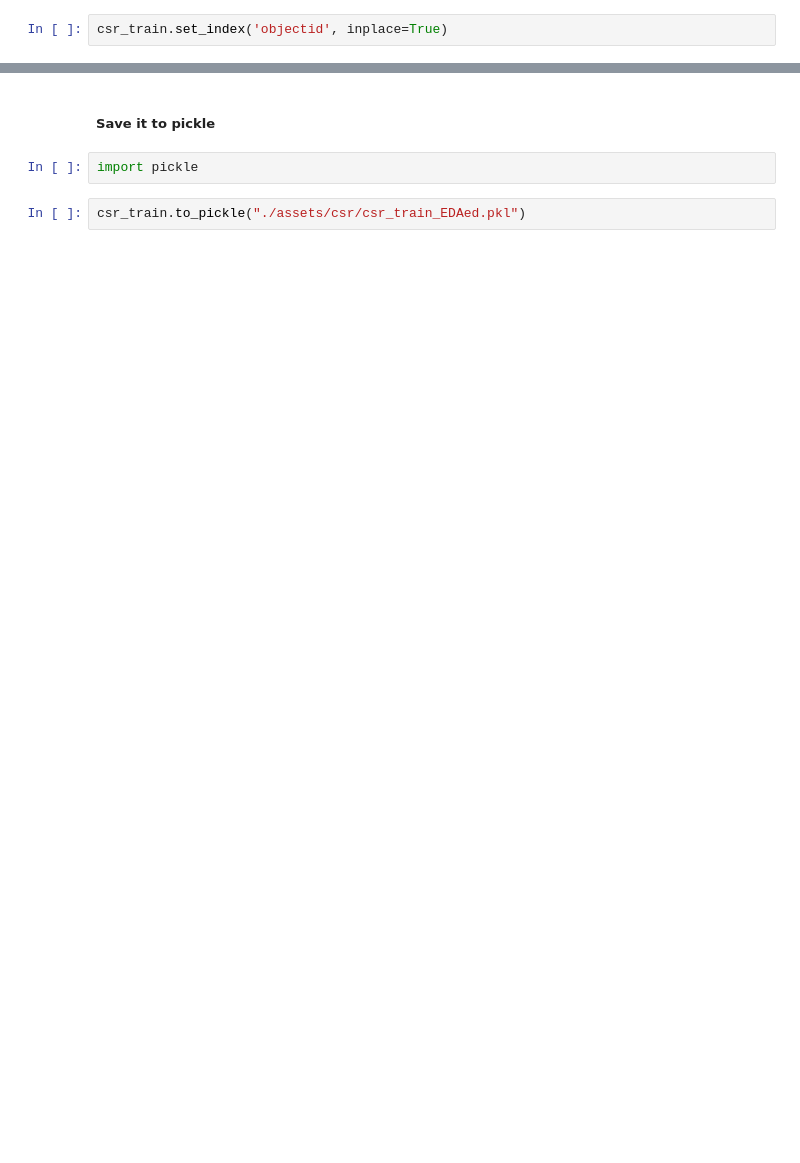
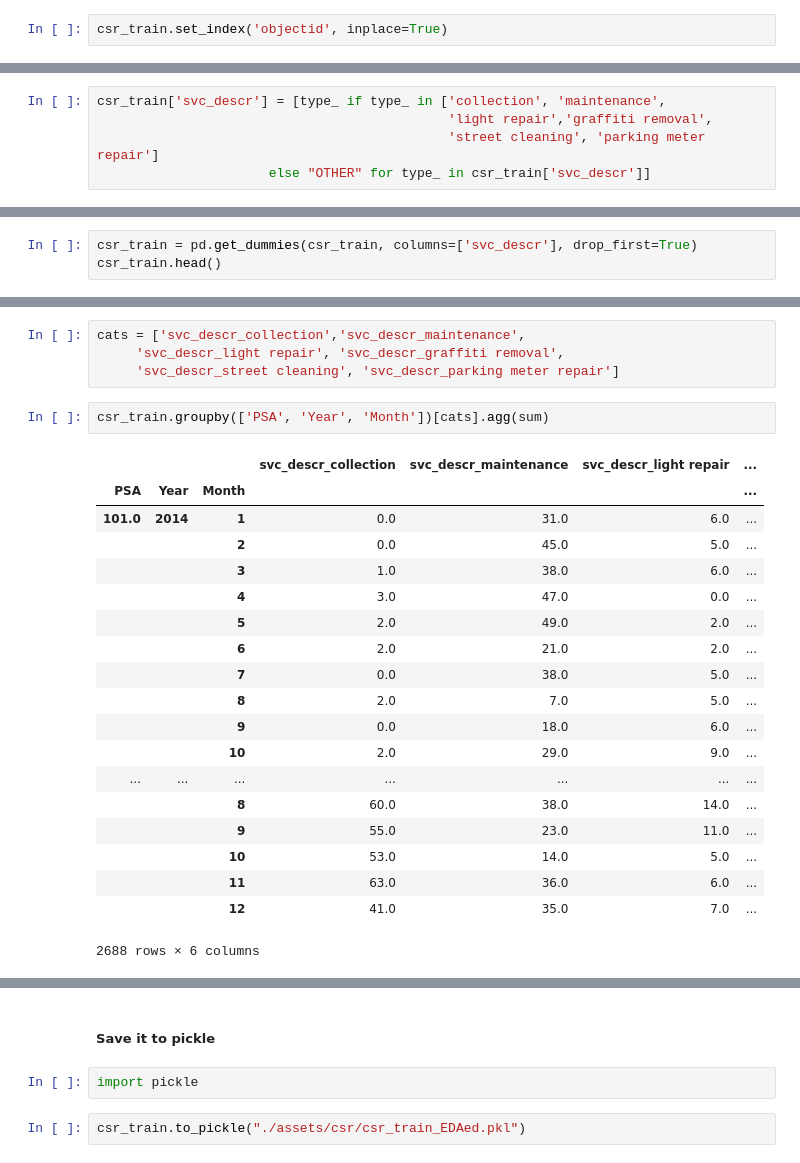
Before and after one commit to haoapple/The_Lab_DC_client_project, a Jupyter notebook: 02.EDA.ipynb, the cells around one changed output, grey strips where cells are left out. Cells and saved outputs as stored; diff of their text form; blank space fills up the shorter version.

```diff
--- a/02.EDA.ipynb
+++ b/02.EDA.ipynb
@@ -789,0 +893,5 @@ csr_train.set_index('objectid', inplace=True)
+# %%
+csr_train['svc_descr'] = [type_ if type_ in ['collection', 'maintenance',
+                                             'light repair','graffiti removal',
+                                             'street cleaning', 'parking meter repair']
+                      else "OTHER" for type_ in csr_train['svc_descr']]
@@ -789,0 +909,3 @@ csr_train.set_index('objectid', inplace=True)
+# %%
+csr_train = pd.get_dummies(csr_train, columns=['svc_descr'], drop_first=True)
+csr_train.head()
@@ -789,0 +919,26 @@ csr_train.set_index('objectid', inplace=True)
+# %%
+cats = ['svc_descr_collection','svc_descr_maintenance',
+     'svc_descr_light repair', 'svc_descr_graffiti removal',
+     'svc_descr_street cleaning', 'svc_descr_parking meter repair']
+# %%
+csr_train.groupby(['PSA', 'Year', 'Month'])[cats].agg(sum)
+# %% [output]
+|  |  |  | svc_descr_collection | svc_descr_maintenance | svc_descr_light repair | ... |
+| PSA | Year | Month |  |  |  | ... |
+| 101.0 | 2014 | 1 | 0.0 | 31.0 | 6.0 | ... |
+|  |  | 2 | 0.0 | 45.0 | 5.0 | ... |
+|  |  | 3 | 1.0 | 38.0 | 6.0 | ... |
+|  |  | 4 | 3.0 | 47.0 | 0.0 | ... |
+|  |  | 5 | 2.0 | 49.0 | 2.0 | ... |
+|  |  | 6 | 2.0 | 21.0 | 2.0 | ... |
+|  |  | 7 | 0.0 | 38.0 | 5.0 | ... |
+|  |  | 8 | 2.0 | 7.0 | 5.0 | ... |
+|  |  | 9 | 0.0 | 18.0 | 6.0 | ... |
+|  |  | 10 | 2.0 | 29.0 | 9.0 | ... |
+| ... | ... | ... | ... | ... | ... | ... |
+|  |  | 8 | 60.0 | 38.0 | 14.0 | ... |
+|  |  | 9 | 55.0 | 23.0 | 11.0 | ... |
+|  |  | 10 | 53.0 | 14.0 | 5.0 | ... |
+|  |  | 11 | 63.0 | 36.0 | 6.0 | ... |
+|  |  | 12 | 41.0 | 35.0 | 7.0 | ... |
+2688 rows × 6 columns
```
Also changed, not shown: parts of 25 cells of this notebook.
